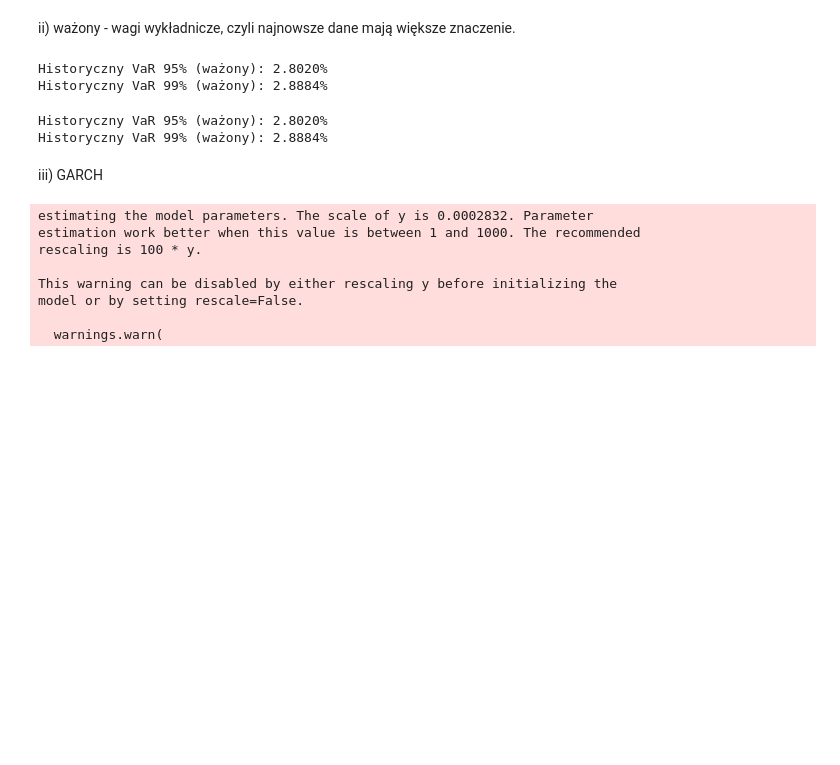
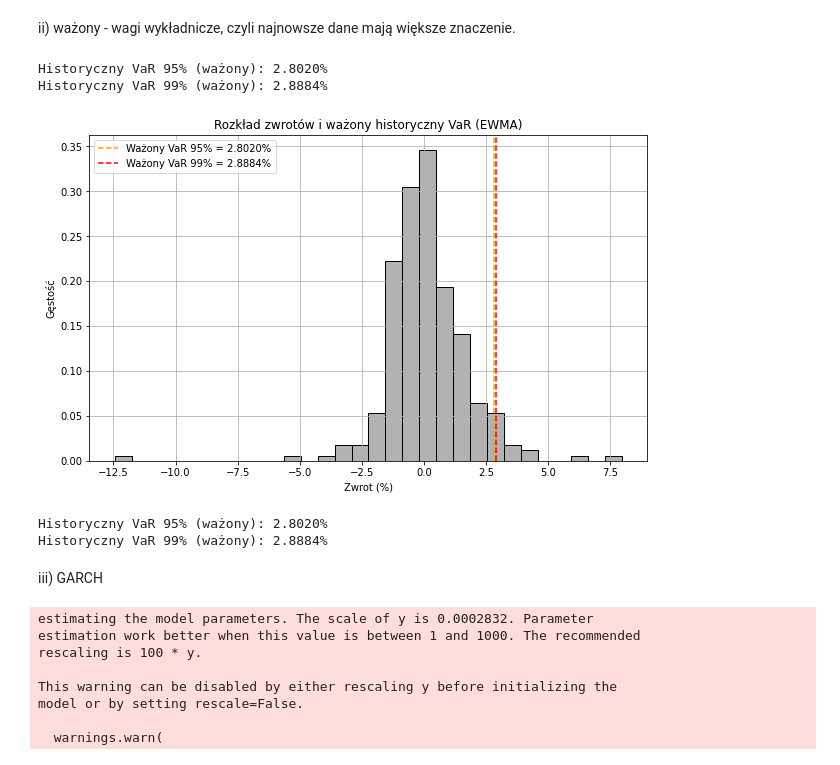
Before and after one commit to werpyr1003/Zarz-dzanie_ryzykiem_McDonald_Corporation, a Jupyter notebook: Projekt_3/prez_3.ipynb, the cells around one changed output. Drawn from its saved outputs; the diff is of its cells as text; code cells hidden in the pictures; blank space fills up the shorter version.

```diff
--- a/Projekt_3/prez_3.ipynb
+++ b/Projekt_3/prez_3.ipynb
@@ -149,6 +167,24 @@ print(f"Historyczny VaR 99% (ważony): {VaR_weighted_99*100:.4f}%")
 # %% [output]
 Historyczny VaR 95% (ważony): 2.8020%
 Historyczny VaR 99% (ważony): 2.8884%
+# %%
+# Wykres
+plt.figure(figsize=(10, 6))
+sns.histplot(logret_fuel_data * 100, stat='density', bins=30, color='gray', alpha=0.6)
+
+# Linie VaR
+plt.axvline(VaR_weighted_95 * 100, color='orange', linestyle='--', label=f"Ważony VaR 95% = {VaR_weighted_95*100:.4f}%")
+plt.axvline(VaR_weighted_99 * 100, color='red', linestyle='--', label=f"Ważony VaR 99% = {VaR_weighted_99*100:.4f}%")
+
+# Oznaczenia
+plt.title('Rozkład zwrotów i ważony historyczny VaR (EWMA)')
+plt.xlabel('Zwrot (%)')
+plt.ylabel('Gęstość')
+plt.legend()
+plt.grid(True)
+plt.show()
+# %% [output]
+[figure, added]
 # %%
 
 
```
Also changed, not shown: parts of 4 cells of this notebook.
